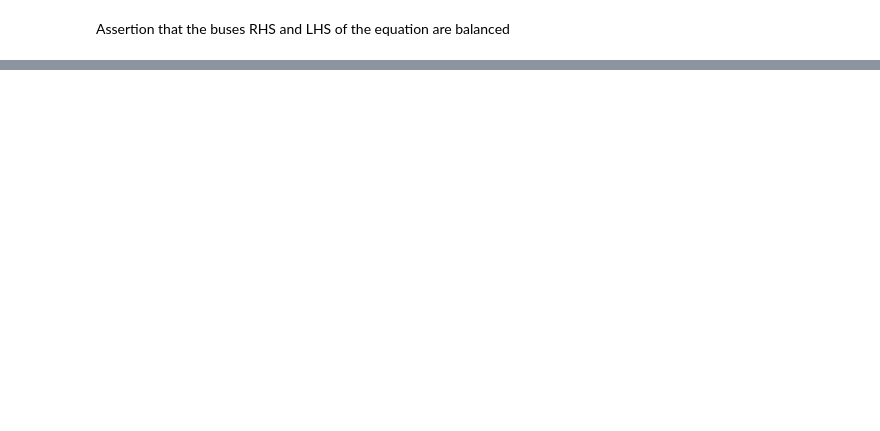
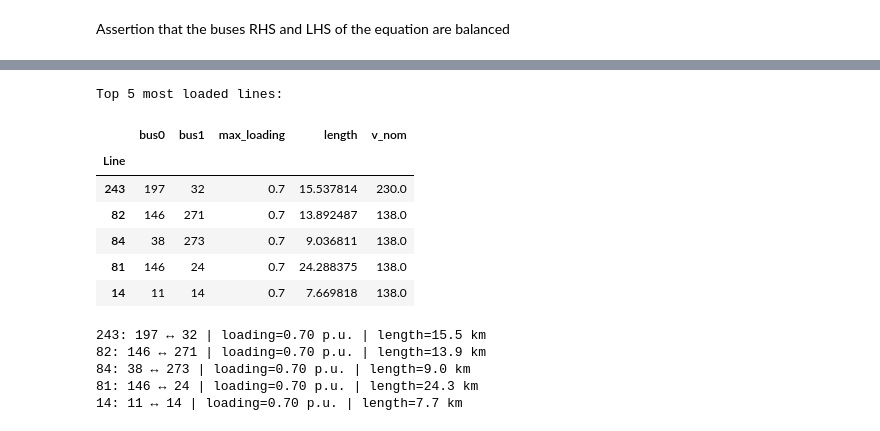
Before and after one commit to Fernando3161/EcuadorElectricGrid, a Jupyter notebook: notebooks/08_EC_cluster_network.ipynb, the cells around one changed output, grey strips where cells are left out. Cells and saved outputs as stored; diff of their text form; code cells hidden in the pictures; blank space fills up the shorter version.

Commit message:
development of first scenarios

```diff
--- a/notebooks/08_EC_cluster_network.ipynb
+++ b/notebooks/08_EC_cluster_network.ipynb
@@ -1,5 +1,9 @@
 # %% [markdown]
 Setup environment and load the base PyPSA-Earth network for a specified country.
+# %%
+# General Factors for scenario testing
+SNAPPING_H = 1
+SCALING_FACTOR = 23/49.2
 # %%
 # --- Core imports
 import os
@@ -1037,0 +1928,28 @@ NameError: name 'clustered' is not defined
+# %%
+
+# Add to lines DataFrame for reference
+network.lines["max_loading"] = line_loading_max
+
+# Get top 5
+top5 = network.lines.sort_values("max_loading", ascending=False).head(5)
+
+# Display concise table
+cols = ["bus0", "bus1", "max_loading", "length", "v_nom"]
+print("Top 5 most loaded lines:")
+display(top5[cols])
+for i, row in top5.iterrows():
+    print(f"{i}: {row.bus0} ↔ {row.bus1} | loading={row.max_loading:.2f} p.u. | length={row.length:.1f} km")
+# %% [output]
+Top 5 most loaded lines:
+|  | bus0 | bus1 | max_loading | length | v_nom |
+| Line |  |  |  |  |  |
+| 243 | 197 | 32 | 0.7 | 15.537814 | 230.0 |
+| 82 | 146 | 271 | 0.7 | 13.892487 | 138.0 |
+| 84 | 38 | 273 | 0.7 | 9.036811 | 138.0 |
+| 81 | 146 | 24 | 0.7 | 24.288375 | 138.0 |
+| 14 | 11 | 14 | 0.7 | 7.669818 | 138.0 |
+243: 197 ↔ 32 | loading=0.70 p.u. | length=15.5 km
+82: 146 ↔ 271 | loading=0.70 p.u. | length=13.9 km
+84: 38 ↔ 273 | loading=0.70 p.u. | length=9.0 km
+81: 146 ↔ 24 | loading=0.70 p.u. | length=24.3 km
+14: 11 ↔ 14 | loading=0.70 p.u. | length=7.7 km
```
Also changed, not shown: parts of 37 cells of this notebook, 7 other files.
